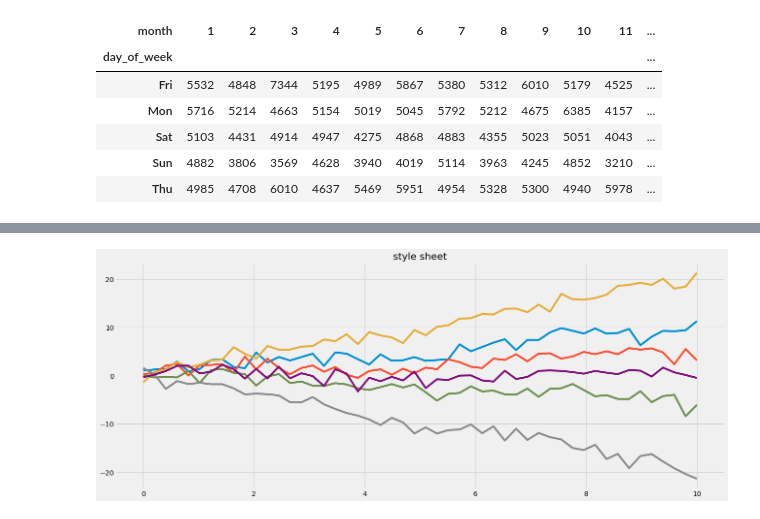
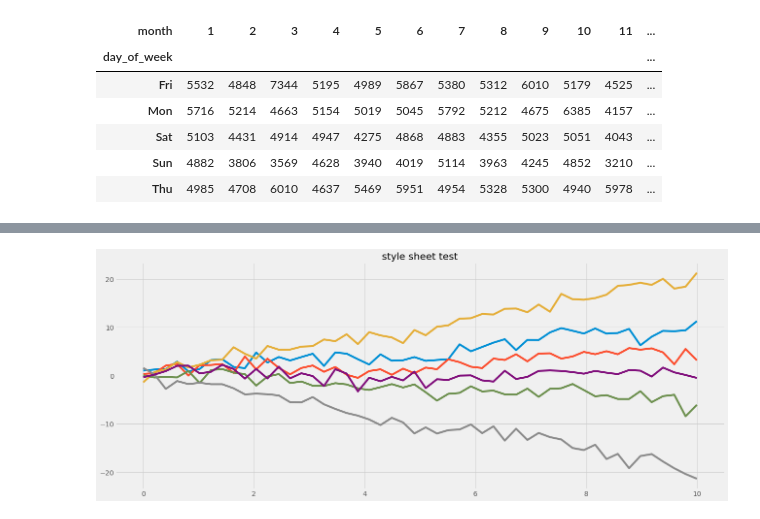
Before and after one commit to vitormeriat/machine-learning-studies, a Jupyter notebook: analysis/calls-911.ipynb, the cells around one changed output, grey strips where cells are left out. Saved outputs shown, nothing was run; the diff lists cells and outputs as text; code cells hidden in the pictures.

```diff
--- a/analysis/calls-911.ipynb
+++ b/analysis/calls-911.ipynb
@@ -343,19 +345,19 @@ plt.show()
 # %%
 from matplotlib import pyplot as plt
 import numpy as np
 
 plt.style.use('fivethirtyeight')
 x = np.linspace(0, 10)
 # Fixing random state for reproducibility
 np.random.seed(19680801)
 fig, ax = plt.subplots(figsize=(20,8))
 ax.plot(x, np.sin(x) + x + np.random.randn(50))
 ax.plot(x, np.sin(x) + 0.5 * x + np.random.randn(50))
 ax.plot(x, np.sin(x) + 2 * x + np.random.randn(50))
 ax.plot(x, np.sin(x) - 0.5 * x + np.random.randn(50))
 ax.plot(x, np.sin(x) - 2 * x + np.random.randn(50))
 ax.plot(x, np.sin(x) + np.random.randn(50))
-ax.set_title("style sheet")
+ax.set_title("style sheet test")
 plt.show()
 # %% [output]
-[figure, old version]
+[figure, new version]
```
Also changed, not shown: parts of 9 cells of this notebook.
